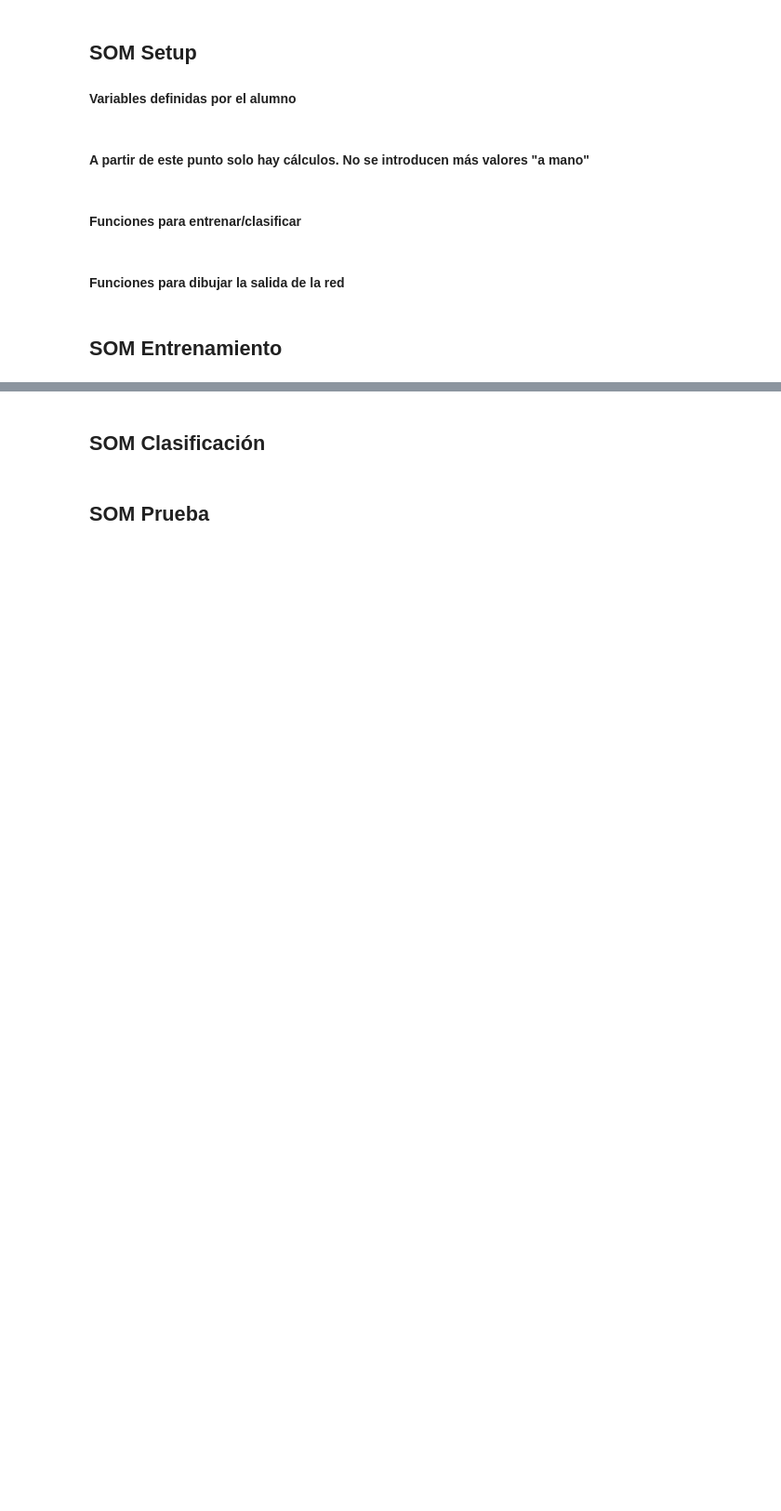
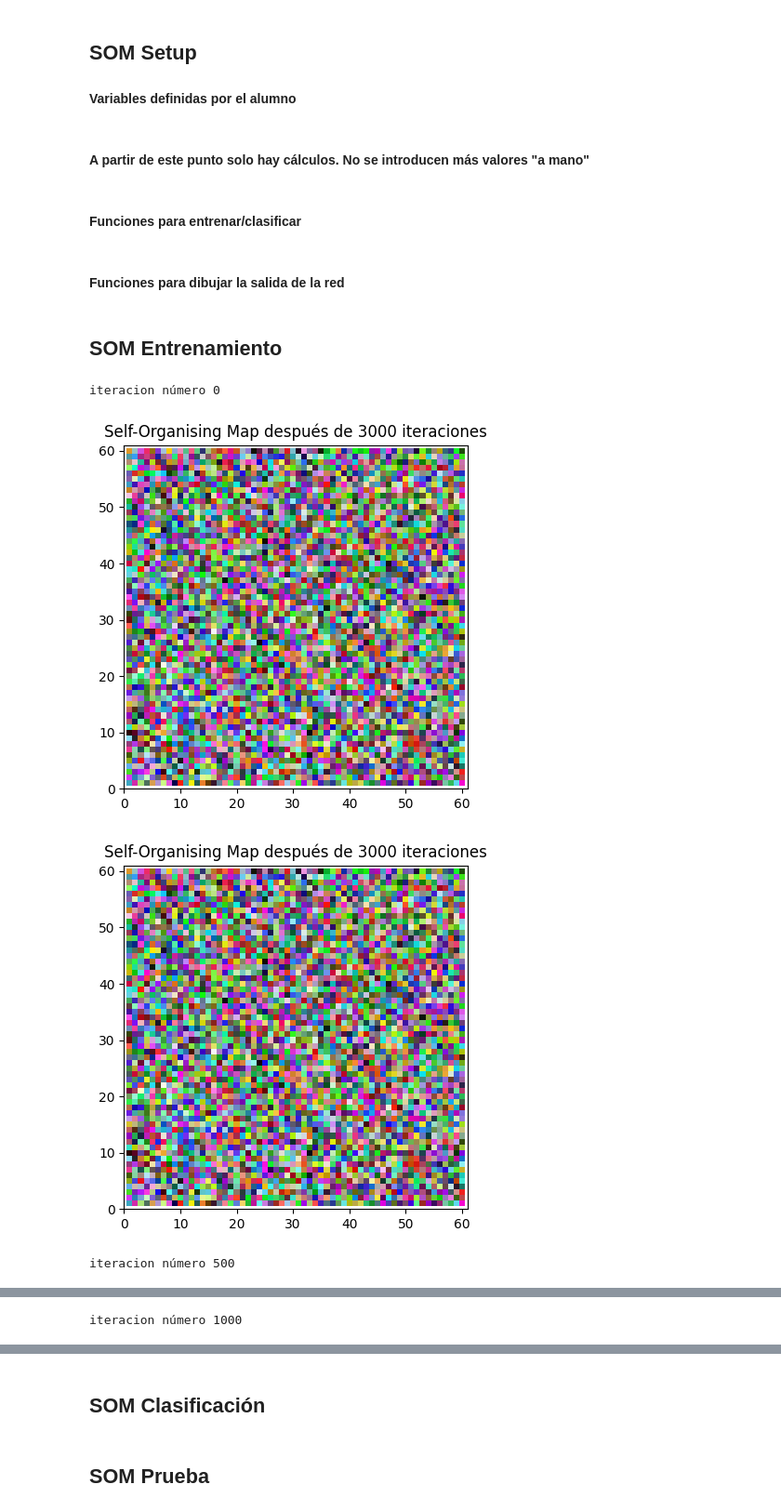
Before and after one commit to AlvaroGaertnerGit/IA2, a Jupyter notebook: L1P1-SOM_colores.ipynb, the cells around one changed output, grey strips where cells are left out. Shown at 93% size. Saved outputs shown, nothing was run; the diff lists cells and outputs as text; code cells hidden in the pictures; blank space fills up the shorter version.

```diff
--- a/L1P1-SOM_colores.ipynb
+++ b/L1P1-SOM_colores.ipynb
@@ -67,7 +66,6 @@ matriz_pesos = np.random.random([lado_mapa, lado_mapa, num_entradas])
                bmu: vector de pesos de la neurona ganadora
                bum_idx: coordenadas de la neurona ganadora
 """
-
 def calcular_bmu(patron_entrada, m_pesos, m):
     # Inicializar la distancia mínima como infinito
     min_distancia = np.inf
@@ -83,7 +81,7 @@ def calcular_bmu(patron_entrada, m_pesos, m):
             if distancia < min_distancia:
                 min_distancia = distancia
                 bmu = m_pesos[i, j]
-                bmu_idx = (i, j)
+                bmu_idx = [i, j]
 
     return bmu, bmu_idx
 # %%
@@ -95,7 +93,8 @@ def calcular_bmu(patron_entrada, m_pesos, m):
 
 """
 def variacion_learning_rate(lr_inicial, i, n_iteraciones):
-    return lr_inicial * np.exp(-i / n_iteraciones)
+    lr_value = lr_inicial * (1 - i/n_iteraciones)
+    return lr_value
 # %%
 # Función para calcular el descenso del vecindario (v)
 """
@@ -105,7 +104,8 @@ def variacion_learning_rate(lr_inicial, i, n_iteraciones):
 
 """
 def variacion_vecindario(vecindario_inicial, i, n_iteraciones):
-    return max(1, vecindario_inicial * np.exp(-i / n_iteraciones))
+    vecindarion = vecindario_inicial * (1 - i/n_iteraciones)
+    return vecindario
 # %%
 # Función para calcular el descenso del coeficiente de aprendizaje (eta) en función de la distancia a la BMU
 """
@@ -115,7 +115,7 @@ def variacion_vecindario(vecindario_inicial, i, n_iteraciones):
 
 """
 def decay(distancia_BMU, vecindario_actual):
-    return np.exp(-distancia_BMU / (2* (vecindario_actual**2)))
+    return np.exp(-distancia_BMU**2 / (2* (vecindario_actual**2)))
 # %% [markdown]
 #### Funciones para dibujar la salida de la red
 # %%
@@ -142,0 +141,41 @@ def pintar_mapa(matriz_valores):
+# %%
+# Entrena la red con el dataset de entrenamiento
+for iteracion in range(periodo):
+    # Seleccionar un patrón de entrada aleatorio
+    patron = np.random.randint(0, num_datos)
+    patron_entrada = datos[patron]
+
+    # Encontrar la BMU y sus coordenadas
+    bmu, bmu_idx = calcular_bmu(patron_entrada, matriz_pesos, (lado_mapa, lado_mapa))
+
+    # Actualizar el coeficiente de aprendizaje y el vecindario
+    learning_rate_actual = variacion_learning_rate(learning_rate, iteracion, periodo)
+    vecindario_actual = variacion_vecindario(vecindario, iteracion, periodo)
+
+    # Actualizar los pesos de la BMU y su vecindario
+    for i in range(lado_mapa):
+        for j in range(lado_mapa):
+            distancia_BMU = np.linalg.norm(np.array([i, j]) - np.array(bmu_idx))
+            amortiguacion = decay(distancia_BMU, vecindario_actual)
+            matriz_pesos[i, j] += learning_rate_actual * amortiguacion * (patron_entrada - matriz_pesos[i, j])
+
+    # Normalizar los pesos después de cada iteración si es necesario
+    if normalizar_datos:
+        matriz_pesos /= np.max(matriz_pesos)
+
+
+    # Visualizar el mapa de Kohonen cada 100 iteraciones
+    if iteracion % 500 == 0:
+        print(f'iteracion número {iteracion}')
+        pintar_mapa(matriz_pesos)
+    if iteracion == 0:
+        pintar_mapa(matriz_pesos)
+
+# Visualizar el mapa de Kohonen al final del entrenamiento
+print(f'Patron de entrada: {patron_entrada}')
+pintar_mapa(matriz_pesos)
+# %% [output]
+iteracion número 0
+[figure, added]
+[figure, added]
+iteracion número 500
@@ -142,0 +183 @@ def pintar_mapa(matriz_valores):
+iteracion número 1000
```
Also changed, not shown: parts of 6 cells of this notebook.
